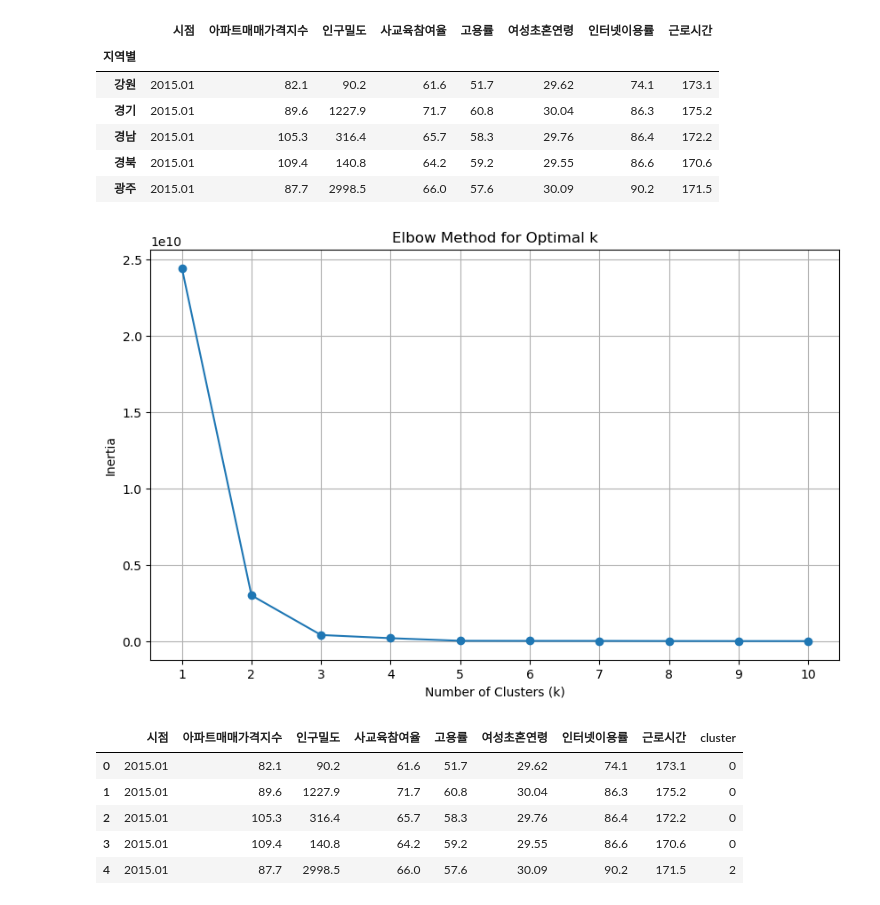
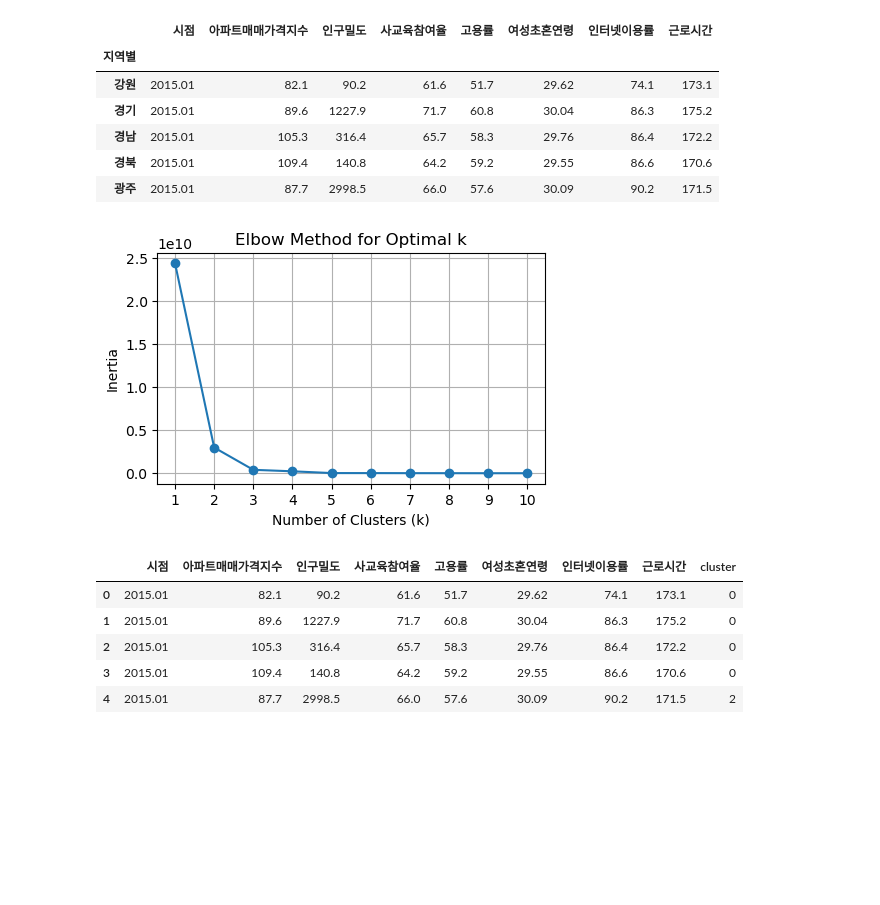
Before and after one commit to gun8217/conda, a Jupyter notebook: project/01. machine learning/project/0203. 군집화 후 차원축소 Elbow.ipynb, the cells around one changed output. Cells and saved outputs as stored; diff of their text form; code cells hidden in the pictures; blank space fills up the shorter version.

```diff
--- a/project/01. machine learning/project/0203. 군집화 후 차원축소 Elbow.ipynb
+++ b/project/01. machine learning/project/0203. 군집화 후 차원축소 Elbow.ipynb
@@ -50,26 +50,27 @@ y_kmeans = kmeans.predict(X)
 # 클러스터 중심
 centers = kmeans.cluster_centers_
 # %%
+import matplotlib.pyplot as plt
 # 데이터 X에 대해 K-Means 클러스터링을 수행하고 각 클러스터 수에 대한 변동성 계산
 inertia = []
 k_range = range(1, 11)  # 클러스터 수 범위 설정
 
 for k in k_range:
     kmeans = KMeans(n_clusters=k)
     kmeans.fit(X)  # X는 클러스터링할 데이터
     inertia.append(kmeans.inertia_)  # 각 k에 대한 inertia 추가
 
 # Elbow Method 시각화
-plt.figure(figsize=(10, 6))
+plt.figure(figsize=(5, 3))
 plt.plot(k_range, inertia, marker='o')
 plt.title('Elbow Method for Optimal k')
 plt.xlabel('Number of Clusters (k)')
 plt.ylabel('Inertia')
 plt.xticks(k_range)
 plt.grid()
 plt.show()
 # %% [output]
-[figure, old version]
+[figure, new version]
 # %%
 X_unique = X[~X.index.duplicated(keep='first')]
 kmeans_df = pd.concat([X_unique.reset_index(drop=True), pd.Series(y_kmeans, name='cluster')], axis=1)
```
Also changed, not shown: parts of 1 cell of this notebook, 30 other files.
